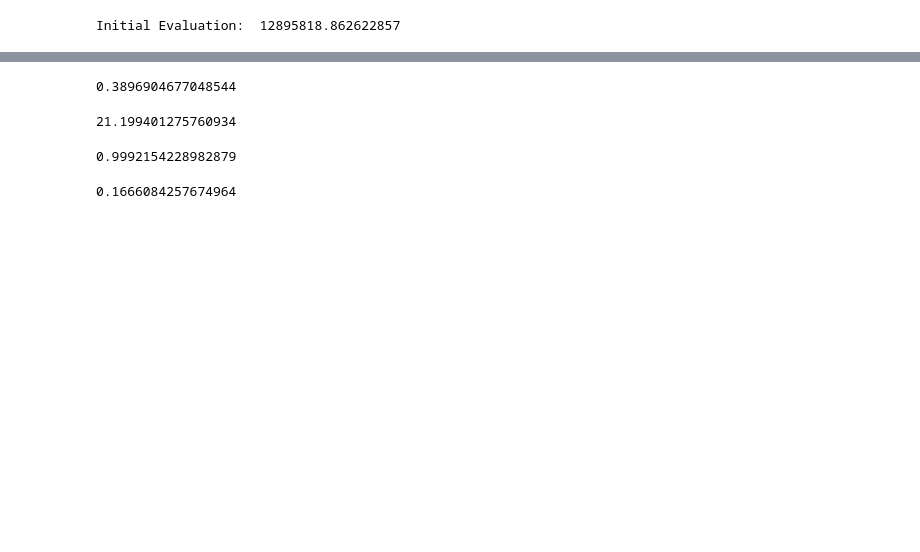
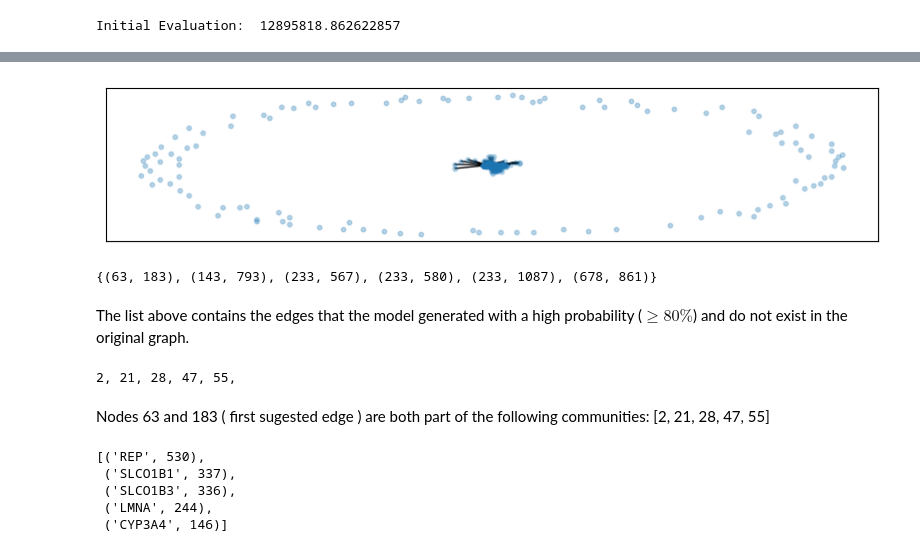
Before and after one commit to joelpoliveira/DataMiningCourse, a Jupyter notebook: Projeto/Project/main.ipynb, the cells around one changed output, grey strips where cells are left out. Drawn from its saved outputs; the diff is of its cells as text; code cells hidden in the pictures; blank space fills up the shorter version.

```diff
--- a/Projeto/Project/main.ipynb
+++ b/Projeto/Project/main.ipynb
@@ -62,7 +66,7 @@ def probability(x):
     """
     calculates probability according to bigCLAM definition
     Parameters:
-        :x: - Numpy or Number
+        :x: Numpy Array | Number
     """
     return 1 - np.exp(-x)
 # %%
@@ -320,6 +319,10 @@ def get_communities(F, thresh):
     return comunities
 # %%
 def get_graph_from_communities(F):
+    """
+    Given F, creates a weighted adjacency graph where each edge (a,b) is the probability of
+    node a being connected with node b.
+    """
     N, k = F.shape
     graph = np.zeros((N,N))
 
@@ -490,4 +470,4 @@ Final Evaluation:  305155.1363160456
 # %%
-#F = np.load("bc_64c.npy")
+F = np.load("bc_64c.npy")
 # %%
 #np.save("bc_64c.npy", F)
@@ -543,29 +474,42 @@ idx
-# %%
-log_loss(
-    (drugs_graph[idx]>0)*1,
-    temp[idx],
-    labels=(0,1)
-)
-# %% [output]
-0.3896904677048544
-# %%
-log_loss(
-    ((drugs_graph>0)*1).flatten(),
-    np.ones(np.prod(drugs_graph.shape))
-)
-# %% [output]
-21.199401275760934
-# %%
-log_loss(
-    ((drugs_graph>0)*1).flatten(),
-    random_matrix(np.prod(drugs_graph.shape))
-)
-# %% [output]
-0.9992154228982879
-# %%
-log_loss(
-    ((drugs_graph>0)*1).flatten(),
-    temp.flatten()
-)
-# %% [output]
-0.1666084257674964
+# %%
+#generate adjacency matrix with weights corresponding to edge probability
+#round to three digits to set α to 0
+bigClam_graph = np.round(get_graph_from_communities(F), 3)
+# %%
+G = nx.Graph()
+G.add_nodes_from(range(n_drugs))
+G.add_edges_from( np.argwhere((bigClam_graph>0.5)*1!=0) )
+plot_graph(G,figsize=(10,2))
+# %% [output]
+[figure, added]
+# %%
+new_edges = np.sort(np.argwhere(((bigClam_graph>0.80)*1==1) & (unweigthed_graph==0)), axis=1)
+new_edges = set(list(
+    map(tuple, new_edges)
+))
+new_edges
+# %% [output]
+{(63, 183), (143, 793), (233, 567), (233, 580), (233, 1087), (678, 861)}
+# %% [markdown]
+The list above contains the edges that the model generated with a high probability ($\ge 80\%$) and do not exist in the original graph.
+# %%
+for i, c in get_communities(F, δ).items():
+    if 63 in c and 183 in c:
+        print(i, end=", ")
+# %% [output]
+2, 21, 28, 47, 55,
+# %% [markdown]
+Nodes 63 and 183 ( first sugested edge ) are both part of the following communities: [2, 21, 28, 47, 55]
+# %%
+support = {}
+for d in drugs:
+    for t in drugs[d]:
+        support[t] = support.get(t,0)+1
+most_common = sorted(support.items(), key=lambda x: x[1], reverse=True)[:5]
+most_common
+# %% [output]
+[('REP', 530),
+ ('SLCO1B1', 337),
+ ('SLCO1B3', 336),
+ ('LMNA', 244),
+ ('CYP3A4', 146)]
```
Also changed, not shown: parts of 48 cells of this notebook, 1 other file.
